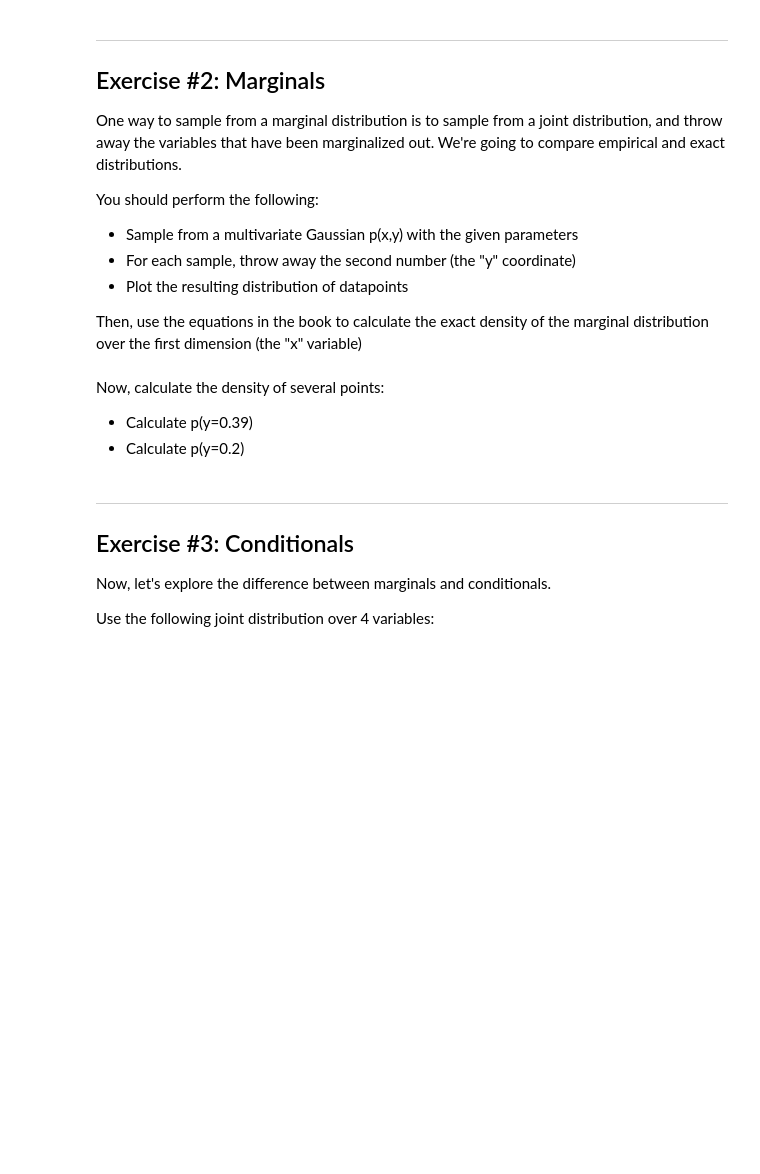
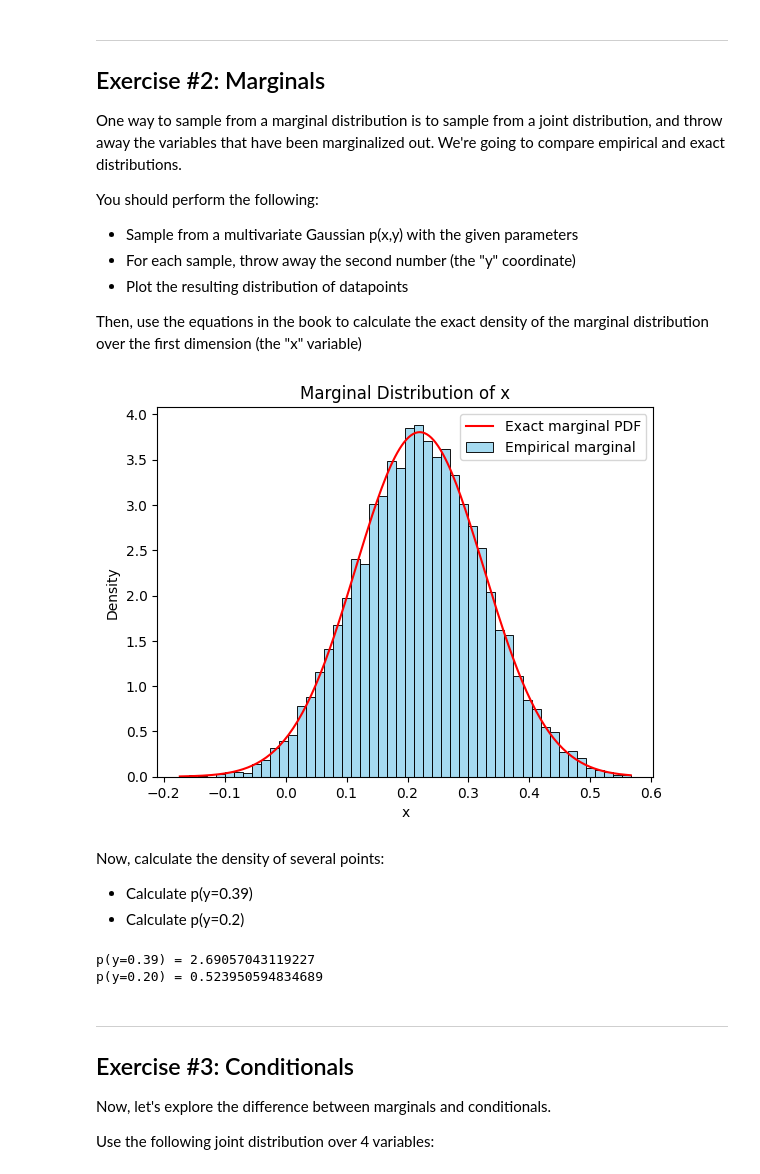
Before and after one commit to BlueKuzo/startup, a Jupyter notebook: labs/cs473_lab_week_3.ipynb, the cells around one changed output. Cells and saved outputs as stored; diff of their text form; code cells hidden in the pictures; blank space fills up the shorter version.

```diff
--- a/labs/cs473_lab_week_3.ipynb
+++ b/labs/cs473_lab_week_3.ipynb
@@ -151,3 +142,39 @@ sigma = np.array([[0.011, -0.01], [-0.01, 0.018]])
+# %%
+mu = np.array([[0.22], [0.45]])
+sigma = np.array([[0.011, -0.01], [-0.01, 0.018]])
+
+N = 10000
+d = mu.shape[0]
+
+L = np.linalg.cholesky(sigma)
+z = np.random.randn(d, N)
+
+samples = mu.flatten()[:, None] + np.dot(L, z)
+x_samples = samples[0, :]
+
+sns.histplot(
+    x_samples,
+    bins=50,
+    stat="density",
+    color="skyblue",
+    label="Empirical marginal"
+    )
+
+mu_x = mu[0,0]
+sigma_x = sigma[0,0]
+
+x_vals = np.linspace(min(x_samples), max(x_samples), 200)
+pdf_vals = (1 / np.sqrt(2 * np.pi * sigma_x)) * np.exp(- (x_vals - mu_x)**2 / (2 * sigma_x))
+
+plt.plot(x_vals, pdf_vals, color="red", label="Exact marginal PDF")
+
+plt.title("Marginal Distribution of x")
+plt.xlabel("x")
+plt.ylabel("Density")
+plt.legend()
+plt.show()
+# %% [output]
+[figure, added]
 # %% [markdown]
 Now, calculate the density of several points:
 
@@ -158,3 +183,21 @@ Now, calculate the density of several points:
+# %%
+mu_y = mu[1, 0]
+sigma_yy = sigma[1, 1]
+std_y = np.sqrt(sigma_yy)
+
+def gaussian_pdf(y, mu, var):
+    coeff = 1.0 / np.sqrt(2 * np.pi * var)
+    exponent = - (y - mu)**2 / (2 * var)
+    return coeff * np.exp(exponent)
+
+p_y_039 = gaussian_pdf(0.39, mu_y, sigma_yy)
+p_y_020 = gaussian_pdf(0.20, mu_y, sigma_yy)
+
+print("p(y=0.39) =", p_y_039)
+print("p(y=0.20) =", p_y_020)
+# %% [output]
+p(y=0.39) = 2.69057043119227
+p(y=0.20) = 0.523950594834689
 # %% [markdown]
 ---
 ## Exercise #3: Conditionals
```
Also changed, not shown: parts of 9 cells of this notebook.
